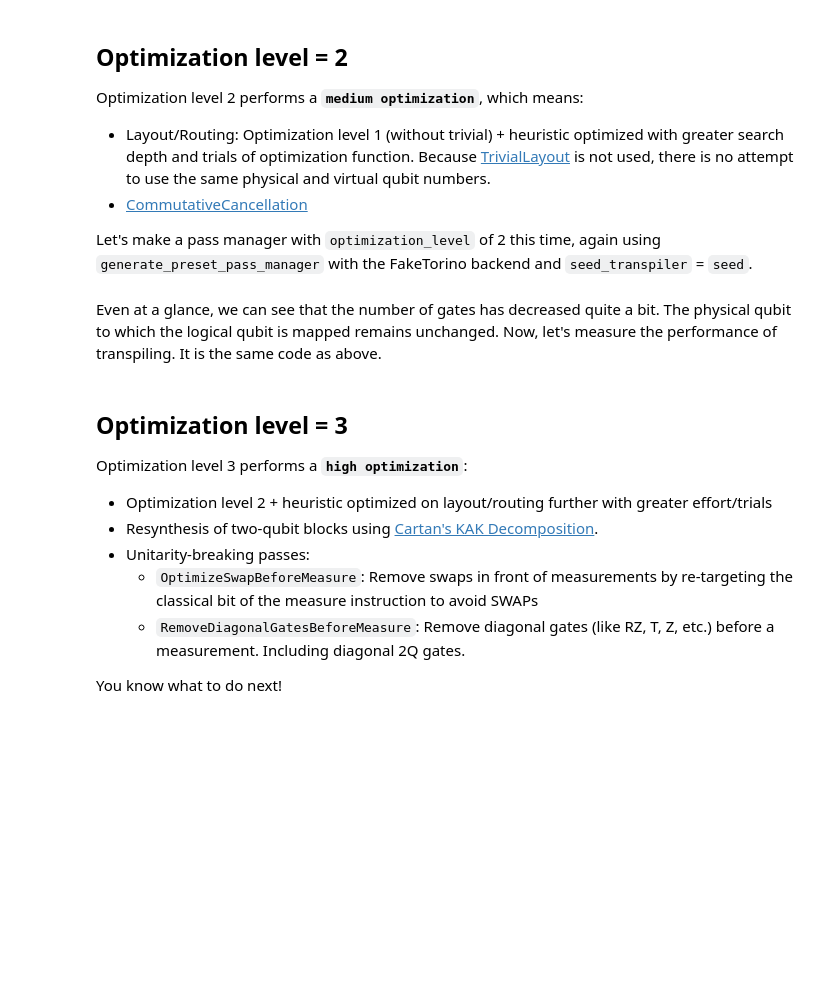
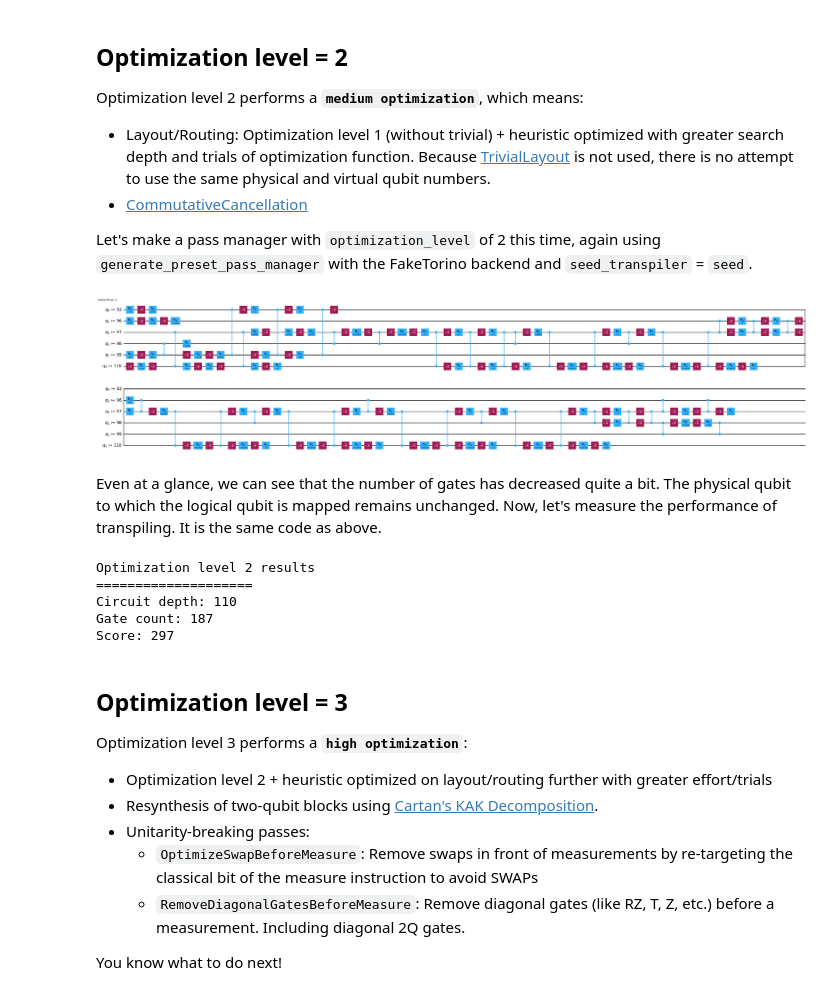
Before and after one commit to beotavalo/ibm-quantum-challenge-2024_BO, a Jupyter notebook: content/lab_2/lab-2.ipynb, the cells around one changed output. Saved outputs shown, nothing was run; the diff lists cells and outputs as text; code cells hidden in the pictures; blank space fills up the shorter version.

```diff
--- a/content/lab_2/lab-2.ipynb
+++ b/content/lab_2/lab-2.ipynb
@@ -430,21 +453,23 @@ Optimization level 2 performs a **`medium optimization`**, which means:
 Let's make a pass manager with `optimization_level` of 2 this time, again using `generate_preset_pass_manager` with the FakeTorino backend and `seed_transpiler` = `seed`.
 # %%
 # Make a pass manager with our desired optimization level and backend
-pm_lv2 = ### your code here ###
+pm_lv2 = generate_preset_pass_manager(backend=backend, optimization_level=2, seed_transpiler=seed) ### your code here ###
 
 # Run for our random circuit
 tr_lv2 = pm_lv2.run(qc)
 
 # uncomment the next line to draw circuit
-#tr_lv2.draw('mpl', idle_wires=False, fold=60)
+tr_lv2.draw('mpl', idle_wires=False, fold=60)
+# %% [output]
+[figure, added]
 # %% [markdown]
 Even at a glance, we can see that the number of gates has decreased quite a bit. The physical qubit to which the logical qubit is mapped remains unchanged. Now, let's measure the performance of transpiling. It is the same code as above.
 # %%
 ### Your code here ###
 
-circuit_depths['opt_lv_2'] =
-gate_counts['opt_lv_2'] =
-scores['opt_lv_2'] =
+circuit_depths['opt_lv_2'] = tr_lv2.depth()
+gate_counts['opt_lv_2'] = tr_lv2.size()
+scores['opt_lv_2'] = tr_lv2.depth() + tr_lv2.size()
 
 ### Don't change code after this line ###
 
@@ -453,6 +478,12 @@ print("====================")
 print("Circuit depth:", circuit_depths['opt_lv_2'])
 print("Gate count:", gate_counts['opt_lv_2'])
 print("Score:", scores['opt_lv_2'])
+# %% [output]
+Optimization level 2 results
+====================
+Circuit depth: 110
+Gate count: 187
+Score: 297
 # %% [markdown]
 ## Optimization level = 3 <a name='opt_lv_3'></a>
 
```
Also changed, not shown: parts of 40 cells of this notebook.
